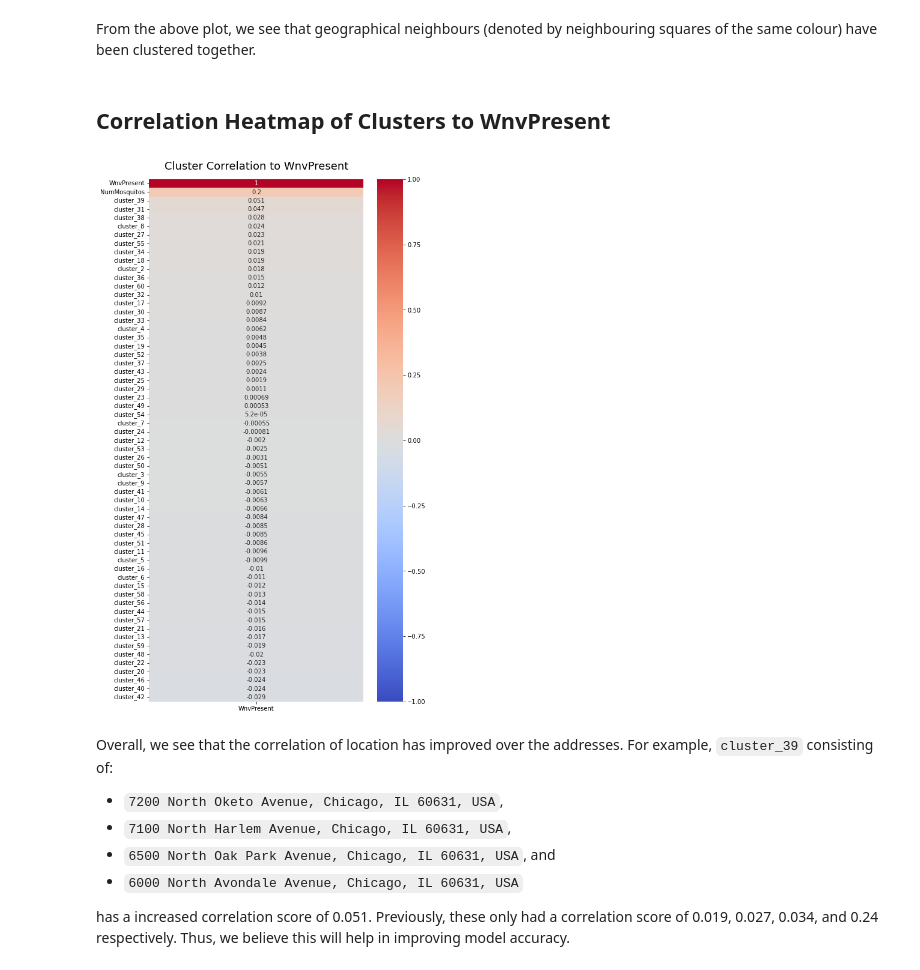
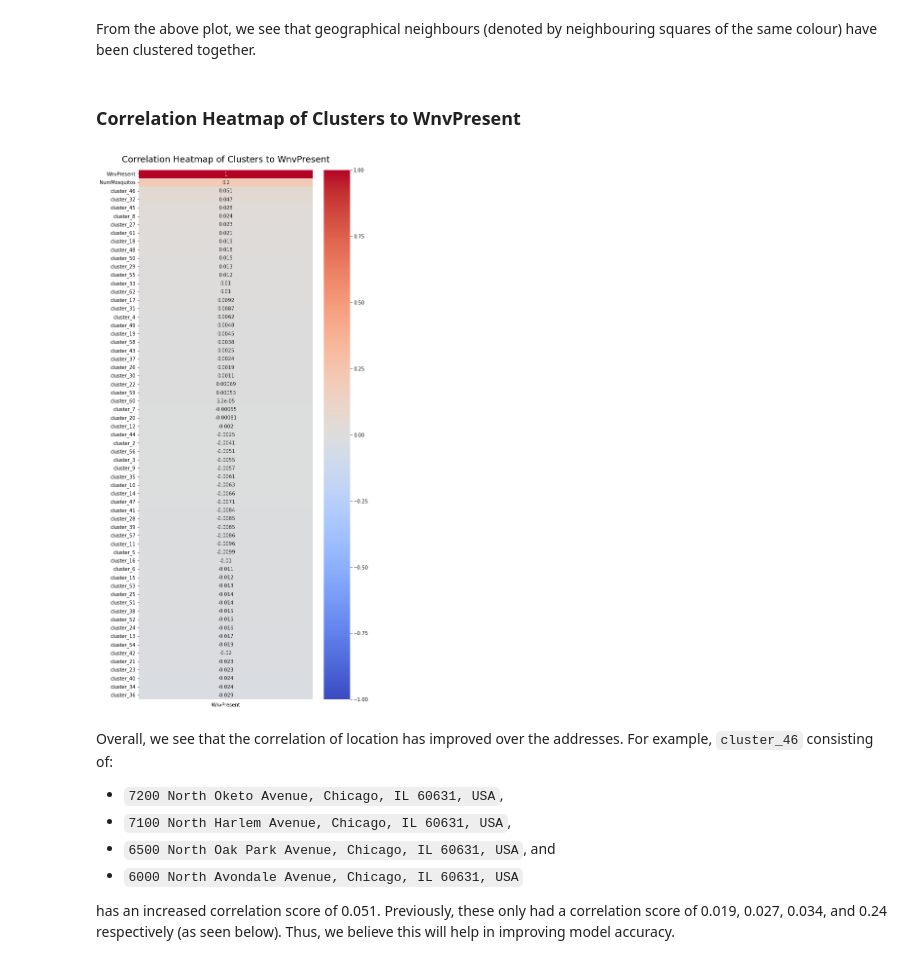
Before and after one commit to rashidi-norhashim/Team-folder, a Jupyter notebook: P4/codes/Project 4 Part 2 - Feature Engineering.ipynb, the cells around one changed output. Saved outputs shown, nothing was run; the diff lists cells and outputs as text; code cells hidden in the pictures.

```diff
--- a/P4/codes/Project 4 Part 2 - Feature Engineering.ipynb
+++ b/P4/codes/Project 4 Part 2 - Feature Engineering.ipynb
@@ -84,7 +58,19 @@ There are many unique addresses present in our dataset. Based on the plot of tra
+# %%
+test_df['count'] = 1
+count = test_df.groupby(['Date', 'Address', 'Species']).sum().reset_index()
+count.drop([ 'Id', 'Latitude', 'Longitude', 'Day',
+       'Month', 'Year', 'Species_CULEX PIPIENS', 'Species_CULEX RESTUANS',
+           ], axis = 1, inplace=True)
+count.rename(columns={'count': 'Address_count'}, inplace=True)
+test_df = test_df.merge(count, how = 'left', on =['Date', 'Address', 'Species'])
+test_df.drop(columns='count', inplace=True)
 # %% [markdown]
 ## Clustering of Trap Location by Geographical Proximity
 # %% [markdown]
 ### Clustering Trap Locations by Longitude/Latitude Grid
+# %%
+#using train + test datasets for location
+merge_df = pd.concat([train_df,test_df], axis = 0)
 # %%
 #Grid clustering of trap locations in 0.1 Long/Lat increments
 mapdata = np.loadtxt("../datasets/mapdata_copyright_openstreetmap_contributors.txt")
@@ -119,7 +105,8 @@ We can try to reduce the increments to match the empirical range. However, an is
 ### Clustering Trap Locations using Hierarchical Clustering
 # %%
 #extract the long/lat data w address
-address_locations = train_weather_df.loc[:,['Address','Longitude', 'Latitude']]
+
+address_locations = merge_df.loc[:,['Address','Longitude', 'Latitude']]
 address_locations.drop_duplicates(inplace=True)
 address_locations.set_index('Address', drop=True, inplace=True)
 address_locations
@@ -191,8 +178,8 @@ plt.title('Clustering of Trap Locations by Hierarchical Clustering with Max Dist
 # %% [markdown]
 From the above plot, we see that geographical neighbours (denoted by neighbouring squares of the same colour) have been clustered together.
 # %% [markdown]
-## Correlation Heatmap of Clusters to WnvPresent
+### Correlation Heatmap of Clusters to WnvPresent
 # %%
-# Adding cluster information to main dataset
+# Adding cluster information to train dataset
 address_locations["Address"] = address_locations.index
-train_weather_df['cluster'] = train_weather_df['Address'].map(lambda x: address_locations[address_locations['Address'] == str(x)]['cluster'].values[0])
+train_df['cluster'] = train_df['Address'].map(lambda x: address_locations[address_locations['Address'] == str(x)]['cluster'].values[0])
@@ -199,19 +190,19 @@ train_weather_df['cluster'] = train_weather_df['Address'].map(lambda x: address_
 # %%
-train_cluster = train_weather_df.loc[:, ['cluster', 'NumMosquitos', 'WnvPresent']]
+train_cluster = train_df.loc[:, ['cluster', 'NumMosquitos', 'WnvPresent']]
 train_cluster = pd.get_dummies(train_cluster, columns=['cluster'], drop_first=True)
 
 # Plot heatmap of Cluster correlating to WnvPresent
-plt.figure(figsize=(8, 16))
+plt.figure(figsize=(8, 20))
 heatmap = sns.heatmap(train_cluster.corr()[['WnvPresent']].sort_values(by='WnvPresent', ascending=False), vmin=-1, vmax=1, annot=True, cmap='coolwarm')
-heatmap.set_title('Cluster Correlation to WnvPresent', fontdict={'fontsize':18}, pad=16);
+heatmap.set_title('Correlation Heatmap of Clusters to WnvPresent', fontdict={'fontsize':18}, pad=16);
 # %% [output]
-[figure, old version]
+[figure, new version]
 # %% [markdown]
-Overall, we see that the correlation of location has improved over the addresses. For example, `cluster_39` consisting of:
+Overall, we see that the correlation of location has improved over the addresses. For example, `cluster_46` consisting of:
 
 - `7200 North Oketo Avenue, Chicago, IL 60631, USA`,
 - `7100 North Harlem Avenue, Chicago, IL 60631, USA`,
 - `6500 North Oak Park Avenue, Chicago, IL 60631, USA`, and
 - `6000 North Avondale Avenue, Chicago, IL 60631, USA`
 
-has a increased correlation score of 0.051. Previously, these only had a correlation score of 0.019, 0.027, 0.034, and 0.24 respectively. Thus, we believe this will help in improving model accuracy.
+has an increased correlation score of 0.051. Previously, these only had a correlation score of 0.019, 0.027, 0.034, and 0.24 respectively (as seen below). Thus, we believe this will help in improving model accuracy.
```
Also changed, not shown: parts of 51 cells of this notebook.
